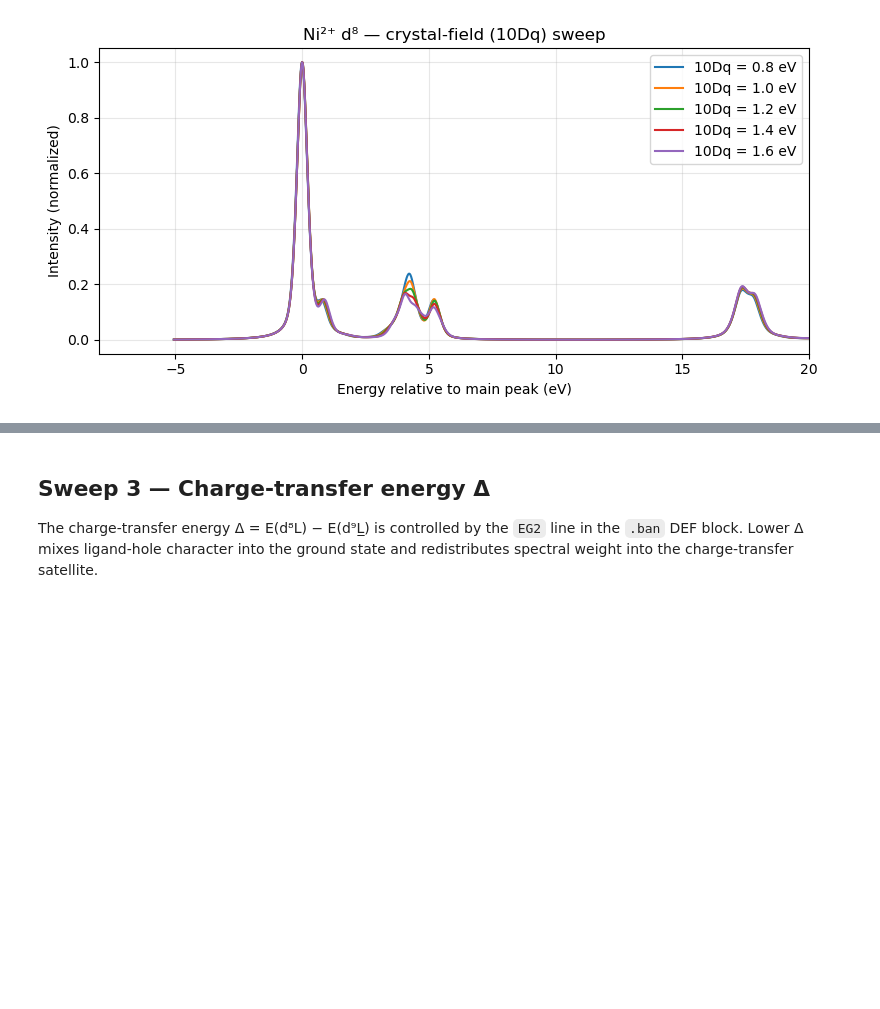
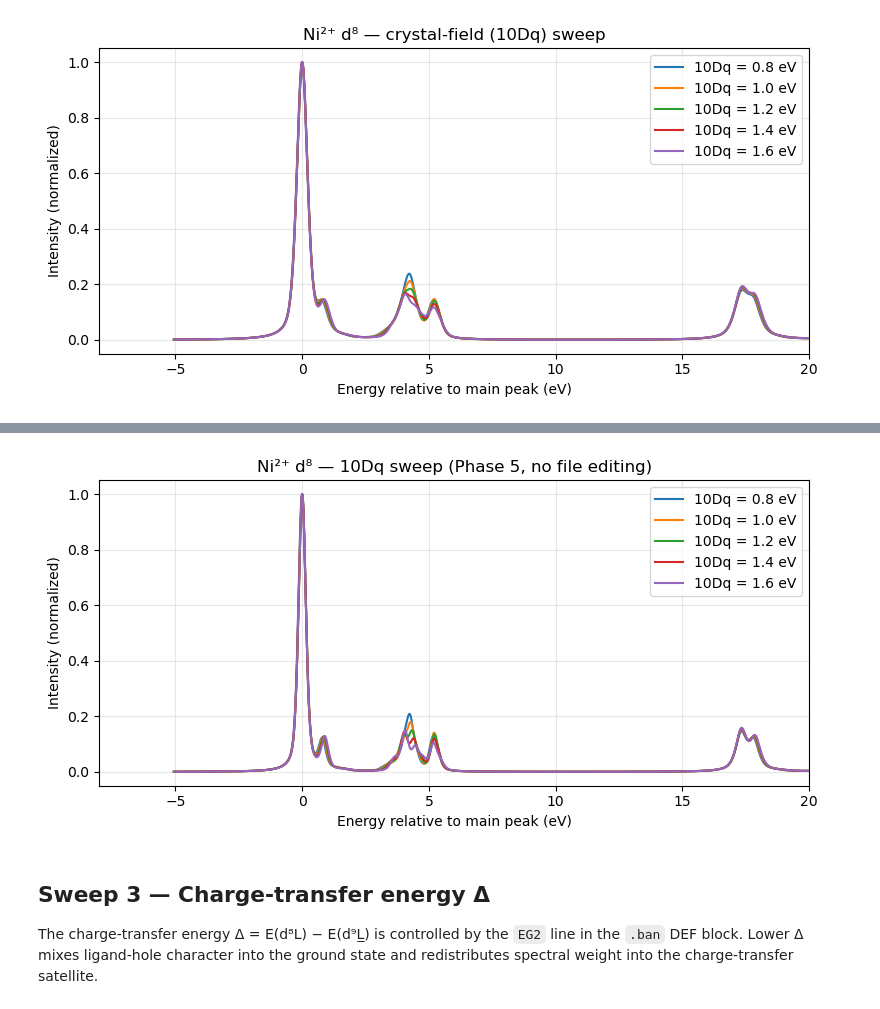
Before and after one commit to follmerlab/multitorch, a Jupyter notebook: notebooks/03_parameter_exploration.ipynb, the cells around one changed output, grey strips where cells are left out. Cells and saved outputs as stored; diff of their text form; code cells hidden in the pictures; blank space fills up the shorter version.

```diff
--- a/notebooks/03_parameter_exploration.ipynb
+++ b/notebooks/03_parameter_exploration.ipynb
@@ -194,3 +202,27 @@ plt.show()
+# %%
+from multitorch.api.calc import calcXAS
+
+fig, ax = plt.subplots(figsize=(8, 4))
+for tendq in [0.8, 1.0, 1.2, 1.4, 1.6]:
+    x, y = calcXAS(
+        element="Ni", valence="ii", sym="oh", edge="l",
+        cf={"tendq": tendq}, slater=1.0, soc=1.0,
+        T=80, max_gs=1,
+    )
+    y_norm = y / y.max()
+    ax.plot(x.numpy() - float(x[y.argmax()]), y_norm.detach().numpy(),
+            label=f"10Dq = {tendq:.1f} eV", lw=1.5)
+
+ax.set_xlabel("Energy relative to main peak (eV)")
+ax.set_ylabel("Intensity (normalized)")
+ax.set_title("Ni²⁺ d⁸ — 10Dq sweep (Phase 5, no file editing)")
+ax.set_xlim(-8, 20)
+ax.legend()
+ax.grid(alpha=0.3)
+plt.tight_layout()
+plt.show()
+# %% [output]
+[figure, added]
 # %% [markdown]
 ## Sweep 3 — Charge-transfer energy Δ
 
```
Also changed, not shown: parts of 7 cells of this notebook, 28 other files.
